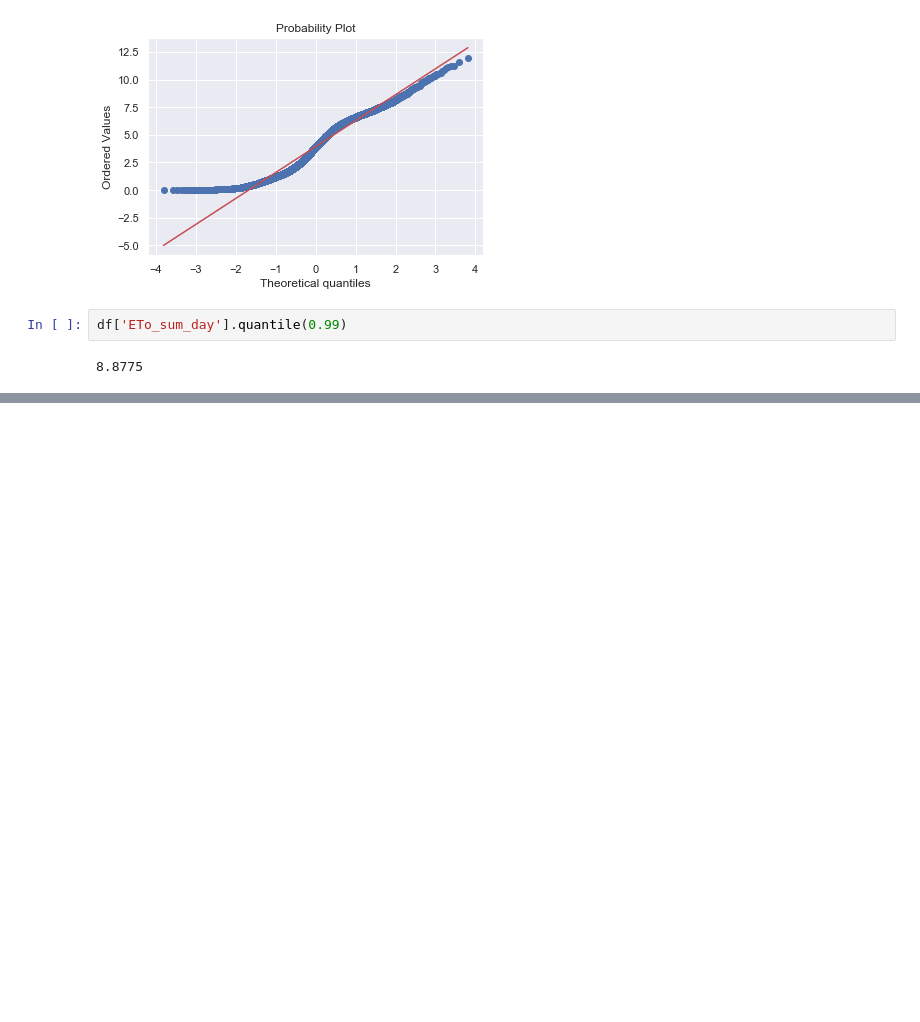
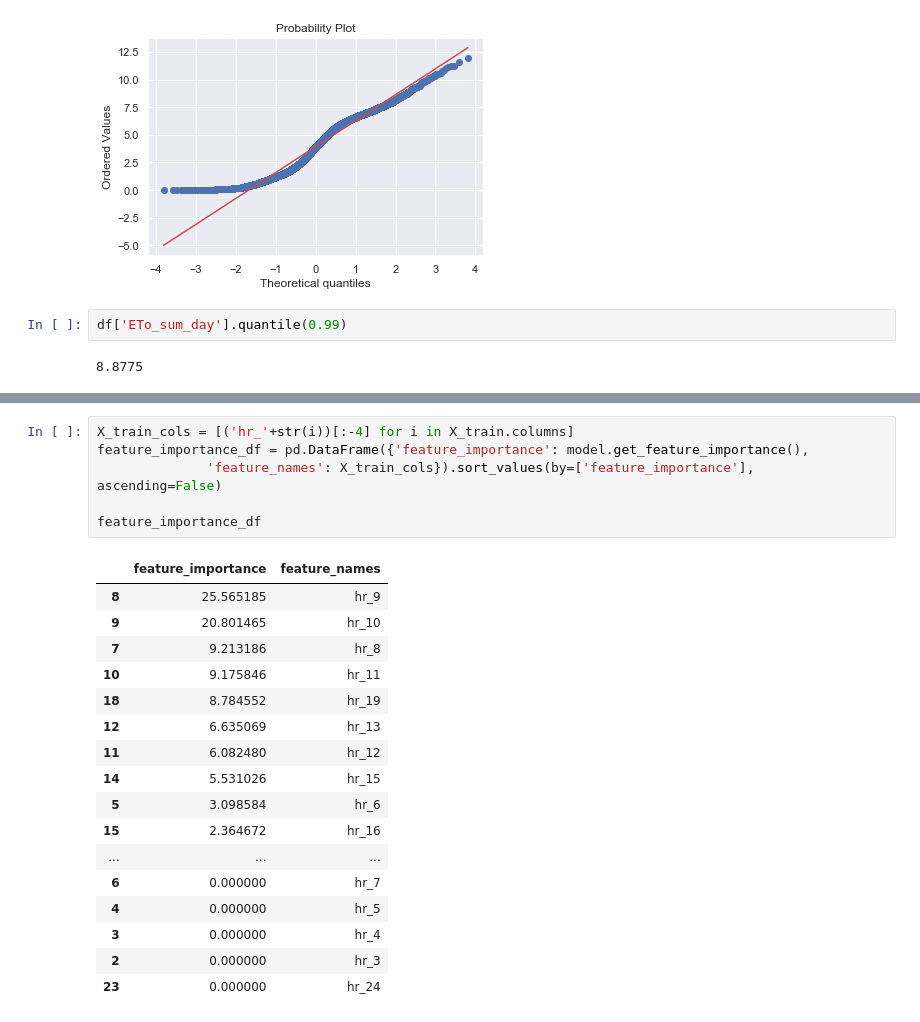
Before and after one commit to hoseinkazemii/ETo-Prediction-ML, a Jupyter notebook: EDA/EDA.ipynb, the cells around one changed output, grey strips where cells are left out. Drawn from its saved outputs; the diff is of its cells as text; blank space fills up the shorter version.

```diff
--- a/EDA/EDA.ipynb
+++ b/EDA/EDA.ipynb
@@ -159,0 +204,24 @@ df['ETo_sum_day'].quantile(0.99)
+# %%
+X_train_cols = [('hr_'+str(i))[:-4] for i in X_train.columns]
+feature_importance_df = pd.DataFrame({'feature_importance': model.get_feature_importance(),
+              'feature_names': X_train_cols}).sort_values(by=['feature_importance'], ascending=False)
+
+feature_importance_df
+# %% [output]
+|  | feature_importance | feature_names |
+| 8 | 25.565185 | hr_9 |
+| 9 | 20.801465 | hr_10 |
+| 7 | 9.213186 | hr_8 |
+| 10 | 9.175846 | hr_11 |
+| 18 | 8.784552 | hr_19 |
+| 12 | 6.635069 | hr_13 |
+| 11 | 6.082480 | hr_12 |
+| 14 | 5.531026 | hr_15 |
+| 5 | 3.098584 | hr_6 |
+| 15 | 2.364672 | hr_16 |
+| ... | ... | ... |
+| 6 | 0.000000 | hr_7 |
+| 4 | 0.000000 | hr_5 |
+| 3 | 0.000000 | hr_4 |
+| 2 | 0.000000 | hr_3 |
+| 23 | 0.000000 | hr_24 |
```
Also changed, not shown: parts of 7 cells of this notebook, 27 other files.
